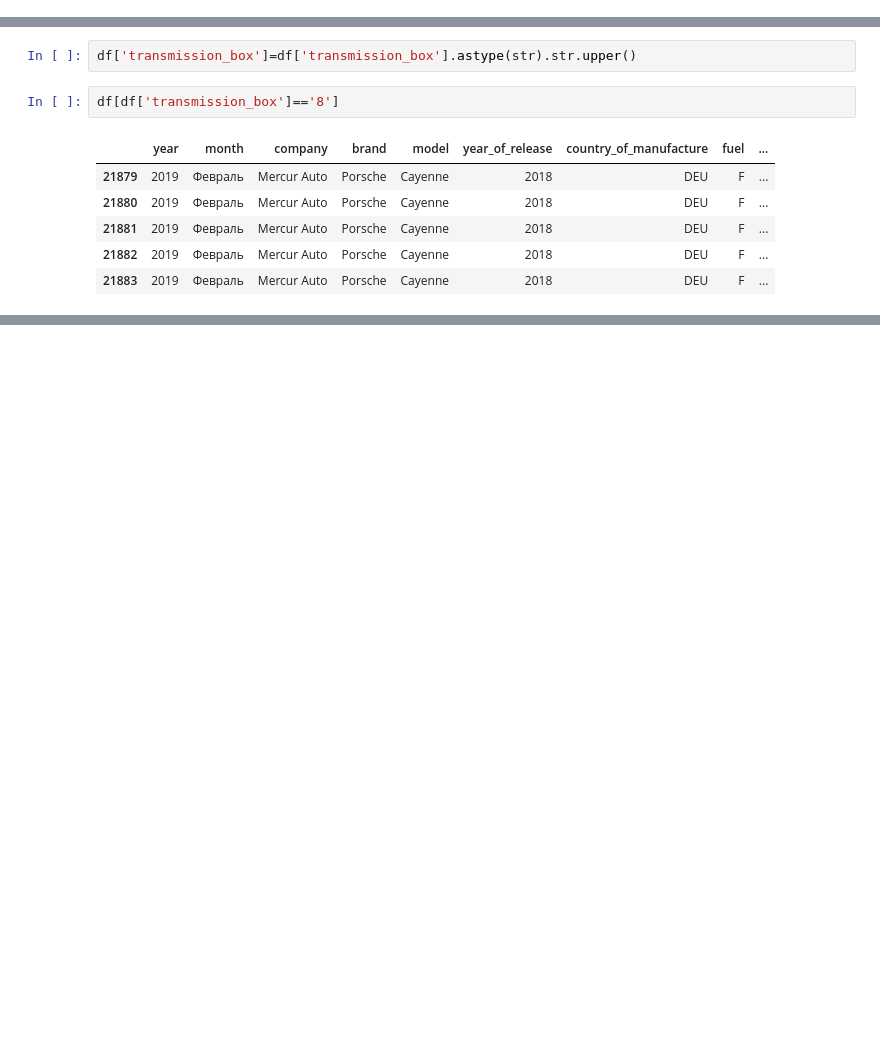
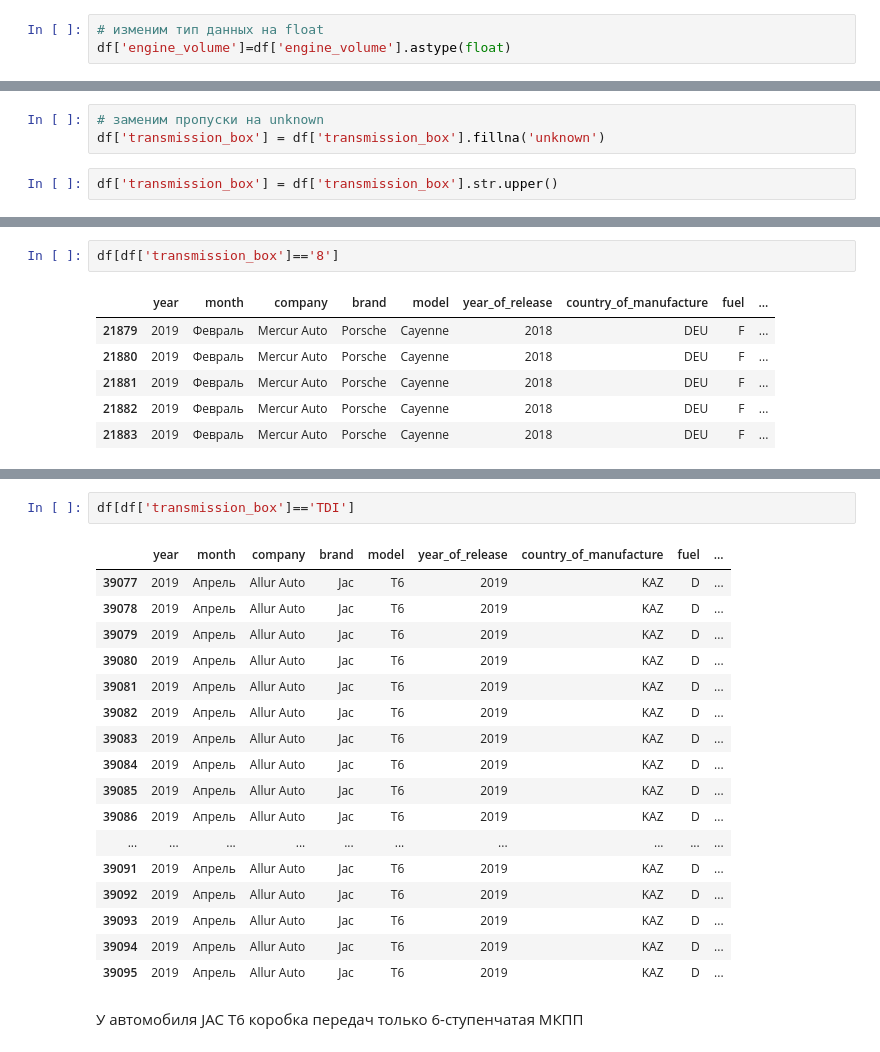
Before and after one commit to analyst-plv/car-sales, a Jupyter notebook: Авторынок.ipynb, the cells around one changed output, grey strips where cells are left out. Cells and saved outputs as stored; diff of their text form; blank space fills up the shorter version.

```diff
--- a/Авторынок.ipynb
+++ b/Авторынок.ipynb
@@ -705,0 +664,3 @@ array(['1,4', '2', '3', '4,4', '6,6', '1,5', '1,596', '2,4', '1,7', 1.7,
+# %%
+# изменим тип данных на float
+df['engine_volume']=df['engine_volume'].astype(float)
@@ -722,6 +695,11 @@ array(['S-tronic', 'S-Tronic', 'Tiptronic', 'АКПП', 'АКП', 'Steptronic',
        '6DSG', '#Н/Д', 'DSG', '6A', '6А', '5M', 'A/T', 'M/T', 'МКП', '5М',
        'М/T', '7 АКП', '7АКП', 'А/T', '8A', 'TDI', '9AT', 'РЕДУКТОР'],
       dtype=object)
+# %%
+# заменим пропуски на unknown
+df['transmission_box'] = df['transmission_box'].fillna('unknown')
+# %%
+df['transmission_box'] = df['transmission_box'].str.upper()
 # %% [markdown]
     Существует автоматическая коробка передач и механическая. В группе автоматики мы можем найти три типа: DCT, CVT и AMT.
     S-Tronic — это механическая коробка передач с бесступенчатым изменением передаточного числа
@@ -739,5 +714,3 @@ array(['S-tronic', 'S-Tronic', 'Tiptronic', 'АКПП', 'АКП', 'Steptronic',
-# %%
-df['transmission_box']=df['transmission_box'].astype(str).str.upper()
 # %%
 df[df['transmission_box']=='8']
 # %% [output]
@@ -755,0 +725,22 @@ df[df['transmission_box']=='8']
+# %%
+df[df['transmission_box']=='TDI']
+# %% [output]
+|  | year | month | company | brand | model | year_of_release | country_of_manufacture | fuel | ... |
+| 39077 | 2019 | Апрель | Allur Auto | Jac | T6 | 2019 | KAZ | D | ... |
+| 39078 | 2019 | Апрель | Allur Auto | Jac | T6 | 2019 | KAZ | D | ... |
+| 39079 | 2019 | Апрель | Allur Auto | Jac | T6 | 2019 | KAZ | D | ... |
+| 39080 | 2019 | Апрель | Allur Auto | Jac | T6 | 2019 | KAZ | D | ... |
+| 39081 | 2019 | Апрель | Allur Auto | Jac | T6 | 2019 | KAZ | D | ... |
+| 39082 | 2019 | Апрель | Allur Auto | Jac | T6 | 2019 | KAZ | D | ... |
+| 39083 | 2019 | Апрель | Allur Auto | Jac | T6 | 2019 | KAZ | D | ... |
+| 39084 | 2019 | Апрель | Allur Auto | Jac | T6 | 2019 | KAZ | D | ... |
+| 39085 | 2019 | Апрель | Allur Auto | Jac | T6 | 2019 | KAZ | D | ... |
+| 39086 | 2019 | Апрель | Allur Auto | Jac | T6 | 2019 | KAZ | D | ... |
+| ... | ... | ... | ... | ... | ... | ... | ... | ... | ... |
+| 39091 | 2019 | Апрель | Allur Auto | Jac | T6 | 2019 | KAZ | D | ... |
+| 39092 | 2019 | Апрель | Allur Auto | Jac | T6 | 2019 | KAZ | D | ... |
+| 39093 | 2019 | Апрель | Allur Auto | Jac | T6 | 2019 | KAZ | D | ... |
+| 39094 | 2019 | Апрель | Allur Auto | Jac | T6 | 2019 | KAZ | D | ... |
+| 39095 | 2019 | Апрель | Allur Auto | Jac | T6 | 2019 | KAZ | D | ... |
+# %% [markdown]
+ У автомобиля JAC T6 коробка передач только 6-ступенчатая МКПП
```
Also changed, not shown: parts of 51 cells of this notebook.
